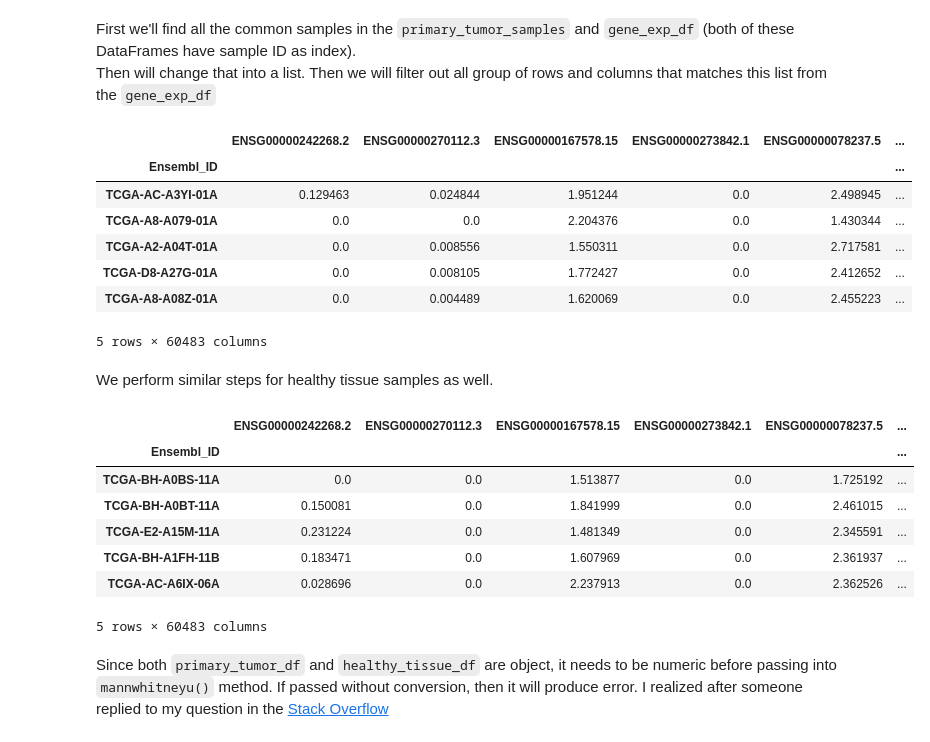
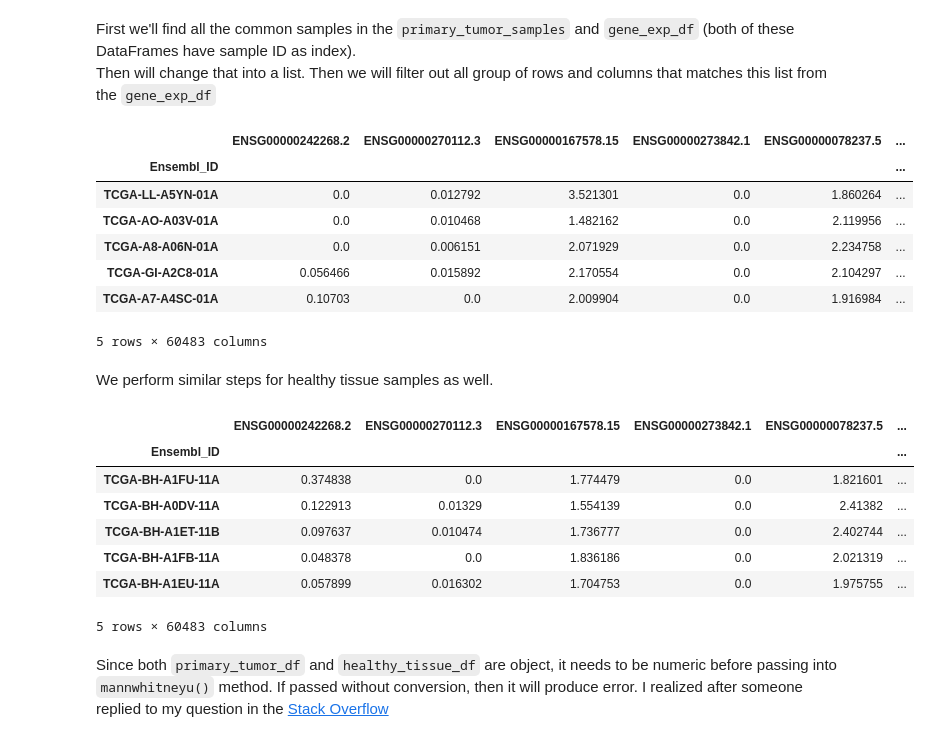
Before and after one commit to Crazz-Zaac/python-bioinformatics, a Jupyter notebook: Final Project.ipynb, the cells around one changed output. Cells and saved outputs as stored; diff of their text form; code cells hidden in the pictures.

Commit message:
gene mapping and enrichment analysis

```diff
--- a/Final Project.ipynb
+++ b/Final Project.ipynb
@@ -12,10 +22,8 @@ import scipy
 # %% [markdown]
 # Step 1: Load and filter data
 # %%
-gene_exp_df = pd.read_csv('TCGA-BRCA.htseq_fpkm.tsv',
-                            sep='\t')
-phenotype_df = pd.read_csv('TCGA-BRCA.GDC_phenotype.tsv',
-                            sep='\t', index_col=0)
+gene_exp_df = pd.read_csv("TCGA-BRCA.htseq_fpkm.tsv", sep="\t")
+phenotype_df = pd.read_csv("TCGA-BRCA.GDC_phenotype.tsv", sep="\t", index_col=0)
 # %% [markdown]
 Since we want to map the `gene_exp_df` with sample types in `phenotype_df` frame we transpose the `gene_exp_df` dataframe. In order to do that,
 - Firstly we transpose the `gene_exp_df` and reset the index. This will transpose the data frame but will have integers as index and column headers
@@ -45,9 +57,12 @@ gene_exp_df.head()
 We will read the primary tumor samples and healthy tissue samples from the `phenotype_df`
 # %%
 # getting primary tumor samples and healthy tissue samples
-
-primary_tumor_samples = phenotype_df[phenotype_df['sample_type.samples'] == 'Primary Tumor']
-healthy_tissue_samples = phenotype_df[~(phenotype_df['sample_type.samples'] == 'Primary Tumor')]
+primary_tumor_samples = phenotype_df[
+    phenotype_df["sample_type.samples"] == "Primary Tumor"
+]
+healthy_tissue_samples = phenotype_df[
+    phenotype_df["sample_type.samples"] == "Solid Tissue Normal"
+]
 # %% [markdown]
 First we'll find all the common samples in the `primary_tumor_samples` and `gene_exp_df` (both of these DataFrames have sample ID as index).<br>
 Then will change that into a list. Then we will filter out all group of rows and columns that matches this list from the `gene_exp_df`
@@ -64,34 +79,36 @@ primary_tumor_df.head()
 # %% [output]
 |  | ENSG00000242268.2 | ENSG00000270112.3 | ENSG00000167578.15 | ENSG00000273842.1 | ENSG00000078237.5 | ... |
 | Ensembl_ID |  |  |  |  |  | ... |
-| TCGA-AC-A3YI-01A | 0.129463 | 0.024844 | 1.951244 | 0.0 | 2.498945 | ... |
-| TCGA-A8-A079-01A | 0.0 | 0.0 | 2.204376 | 0.0 | 1.430344 | ... |
-| TCGA-A2-A04T-01A | 0.0 | 0.008556 | 1.550311 | 0.0 | 2.717581 | ... |
-| TCGA-D8-A27G-01A | 0.0 | 0.008105 | 1.772427 | 0.0 | 2.412652 | ... |
-| TCGA-A8-A08Z-01A | 0.0 | 0.004489 | 1.620069 | 0.0 | 2.455223 | ... |
+| TCGA-LL-A5YN-01A | 0.0 | 0.012792 | 3.521301 | 0.0 | 1.860264 | ... |
+| TCGA-AO-A03V-01A | 0.0 | 0.010468 | 1.482162 | 0.0 | 2.119956 | ... |
+| TCGA-A8-A06N-01A | 0.0 | 0.006151 | 2.071929 | 0.0 | 2.234758 | ... |
+| TCGA-GI-A2C8-01A | 0.056466 | 0.015892 | 2.170554 | 0.0 | 2.104297 | ... |
+| TCGA-A7-A4SC-01A | 0.10703 | 0.0 | 2.009904 | 0.0 | 1.916984 | ... |
 5 rows × 60483 columns
 # %% [markdown]
 We perform similar steps for healthy tissue samples as well.
 # %%
 # Get the intersection of indices between healthy_tissue_samples.index and gene_exp_df.index
-common_tissue_samples = set(healthy_tissue_samples.index).intersection(gene_exp_df.index)
+common_tissue_samples = set(healthy_tissue_samples.index).intersection(
+    gene_exp_df.index
+)
 
 # list of all common tissue samples
 common_tissues_list = list(common_tissue_samples)
 
 # Filter out the common indices from gene_exp_df
 healthy_tissue_df = gene_exp_df.loc[common_tissues_list]
 
 # since we
 healthy_tissue_df.head()
 # %% [output]
 |  | ENSG00000242268.2 | ENSG00000270112.3 | ENSG00000167578.15 | ENSG00000273842.1 | ENSG00000078237.5 | ... |
 | Ensembl_ID |  |  |  |  |  | ... |
-| TCGA-BH-A0BS-11A | 0.0 | 0.0 | 1.513877 | 0.0 | 1.725192 | ... |
-| TCGA-BH-A0BT-11A | 0.150081 | 0.0 | 1.841999 | 0.0 | 2.461015 | ... |
-| TCGA-E2-A15M-11A | 0.231224 | 0.0 | 1.481349 | 0.0 | 2.345591 | ... |
-| TCGA-BH-A1FH-11B | 0.183471 | 0.0 | 1.607969 | 0.0 | 2.361937 | ... |
-| TCGA-AC-A6IX-06A | 0.028696 | 0.0 | 2.237913 | 0.0 | 2.362526 | ... |
+| TCGA-BH-A1FU-11A | 0.374838 | 0.0 | 1.774479 | 0.0 | 1.821601 | ... |
+| TCGA-BH-A0DV-11A | 0.122913 | 0.01329 | 1.554139 | 0.0 | 2.41382 | ... |
+| TCGA-BH-A1ET-11B | 0.097637 | 0.010474 | 1.736777 | 0.0 | 2.402744 | ... |
+| TCGA-BH-A1FB-11A | 0.048378 | 0.0 | 1.836186 | 0.0 | 2.021319 | ... |
+| TCGA-BH-A1EU-11A | 0.057899 | 0.016302 | 1.704753 | 0.0 | 1.975755 | ... |
 5 rows × 60483 columns
 # %% [markdown]
 Since both `primary_tumor_df` and `healthy_tissue_df` are object, it needs to be numeric before passing into <br>`mannwhitneyu()` method. If passed without conversion, then it will produce error. I realized after someone replied to my question in the [Stack Overflow](https://stackoverflow.com/questions/78341239/typeerror-ufunc-isnan-not-supported-for-the-input-types-while-performing-ma?noredirect=1#comment138118974_78341239)
```
Also changed, not shown: parts of 21 cells of this notebook.
